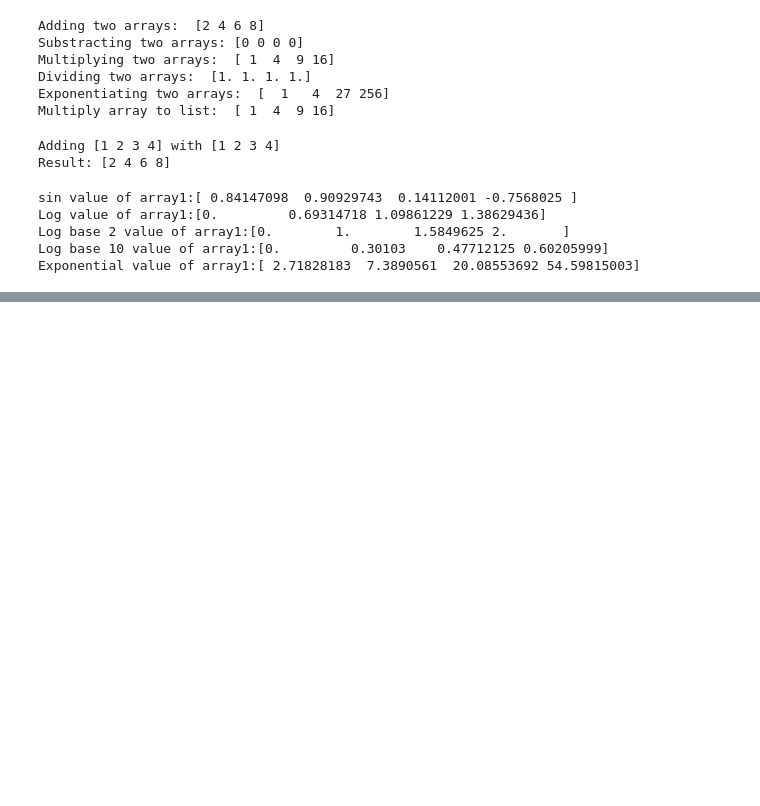
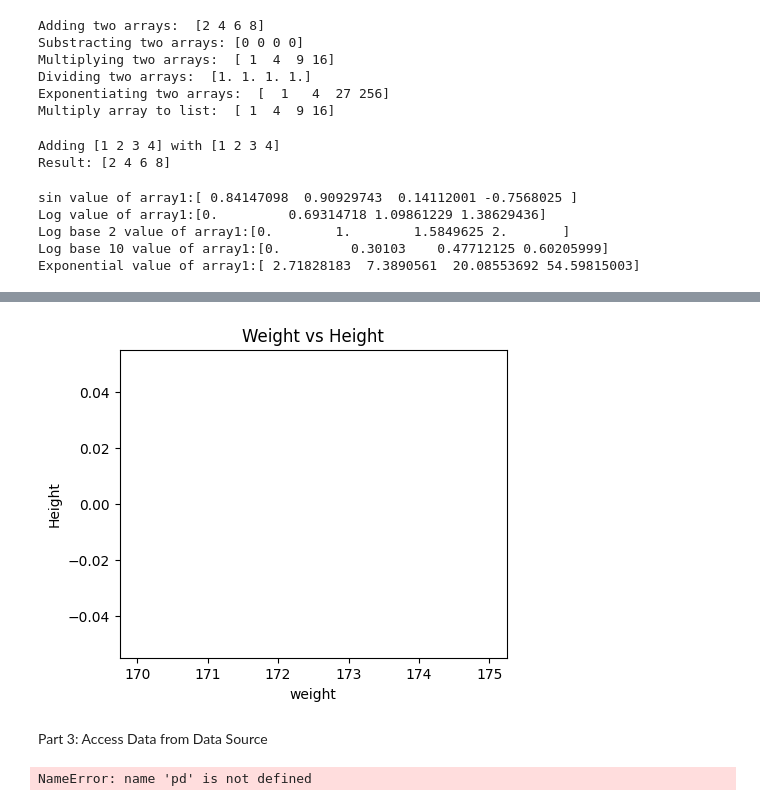
Before and after one commit to MididoddiSindhu05/AIML-2025, a Jupyter notebook: Lab:01.ipynb, the cells around one changed output, grey strips where cells are left out. Saved outputs shown, nothing was run; the diff lists cells and outputs as text; code cells hidden in the pictures; blank space fills up the shorter version.

```diff
--- a/Lab:01.ipynb
+++ b/Lab:01.ipynb
@@ -58,0 +90,17 @@ Exponential value of array1:[ 2.71828183  7.3890561  20.08553692 54.59815003]
+# %%
+#Generate the Histogram between people age to their Height
+plt.figure(figsize=(5,4))
+plt.hist(weight, height)
+plt.xlabel('weight')
+plt.ylabel('Height')
+plt.title('Weight vs Height')
+plt.show()
+# %% [output]
+[figure, added]
+# %% [markdown]
+Part 3: Access Data from Data Source
+# %%
+df=pd.read_table("data2.txt")
+df
+# %% [output]
+NameError: name 'pd' is not defined
```
Also changed, not shown: parts of 5 cells of this notebook.
